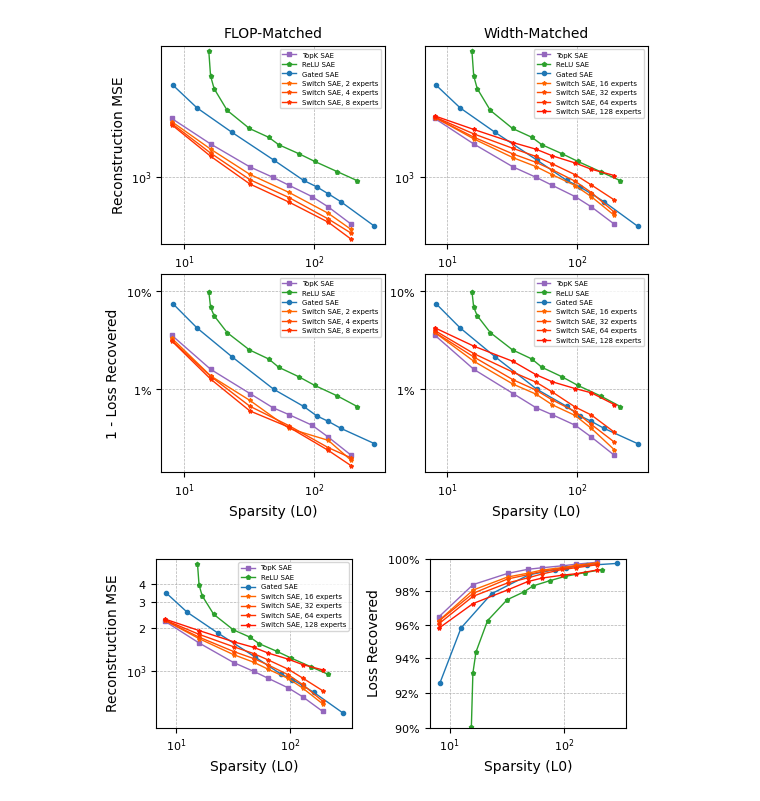
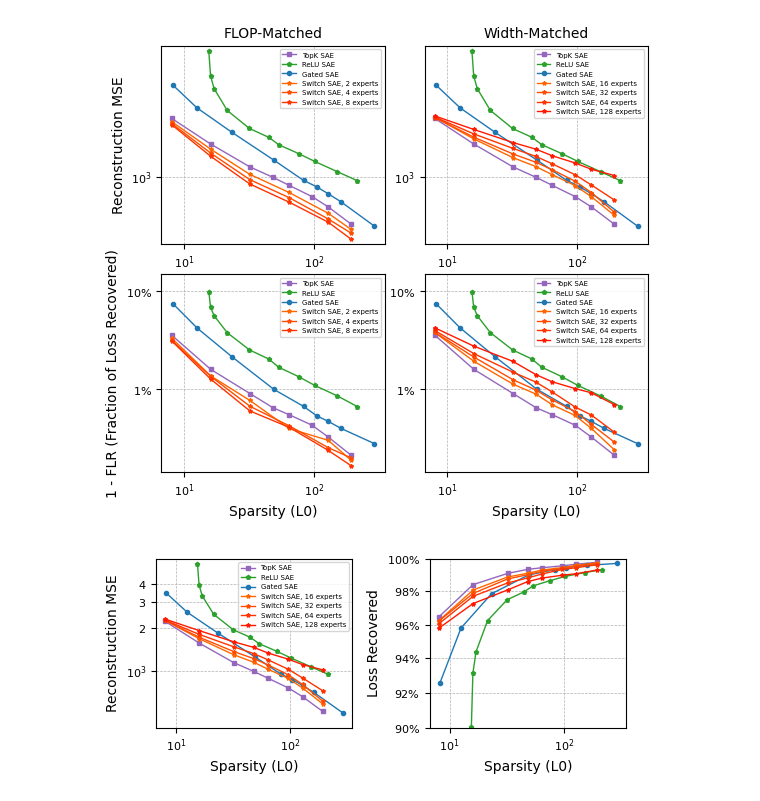
Before and after one commit to amudide/switch_sae, a Jupyter notebook: results/primary/big-plot.ipynb, the cells around one changed output. Cells and saved outputs as stored; diff of their text form; code cells hidden in the pictures.

Commit message:
revision plot

```diff
--- a/results/primary/big-plot.ipynb
+++ b/results/primary/big-plot.ipynb
@@ -191,35 +191,35 @@ ax4.set_ylim(1.4e-3, 1.5e-1)
 ax4.set_yticks([0.01, 0.10])
 ax4.set_yticklabels([r"$1\%$", r"$10\%$"])
 #ax4.set_yticks([0.00, 0.02, 0.04, 0.06, 0.08, 0.1])
 #ax4.set_yticklabels([r"$0\%$", r"$2\%$", r"$4\%$", r"$6\%$", r"$8\%$", r"$10\%$"])
 
 #ax2.set_ylim(4e2, 6e3)
 
 # Setting tick sizes
 ax4.tick_params(axis='both', labelsize=8)
 
 # Labels
 ax4.set_xlabel('Sparsity (L0)', fontsize=10)
-ax4.set_ylabel('1 - Loss Recovered', fontsize=10)
+ax4.set_ylabel('1 - FLR (Fraction of Loss Recovered)', fontsize=10)
 # ax2.set_ylabel('Loss Recovered', fontsize=10)  # Uncomment if ylabel is desired
 
 #ax4.set_title("FLOP-Matched", fontsize=10)
 
 ax4.minorticks_off()
 
 # Grid and legend
 ax4.grid(True, which="both", ls="--", linewidth=0.5)
 ax4.legend(loc='upper right', prop={'size': 5})
 
 
 # Adjust layout
 plt.tight_layout(pad=0.3)
 # plt.subplots_adjust(wspace=0.2)
 # plt.subplots_adjust(left=0.1, right=0.8, top=0.87, bottom=0.1)
 
 plt.savefig("switch_sae_pareto.pdf")
 # %% [output]
-[figure, old version]
+[figure, new version]
 # %%
 from matplotlib.ticker import FixedLocator, FixedFormatter
 
```
Also changed, not shown: 1 other file.
